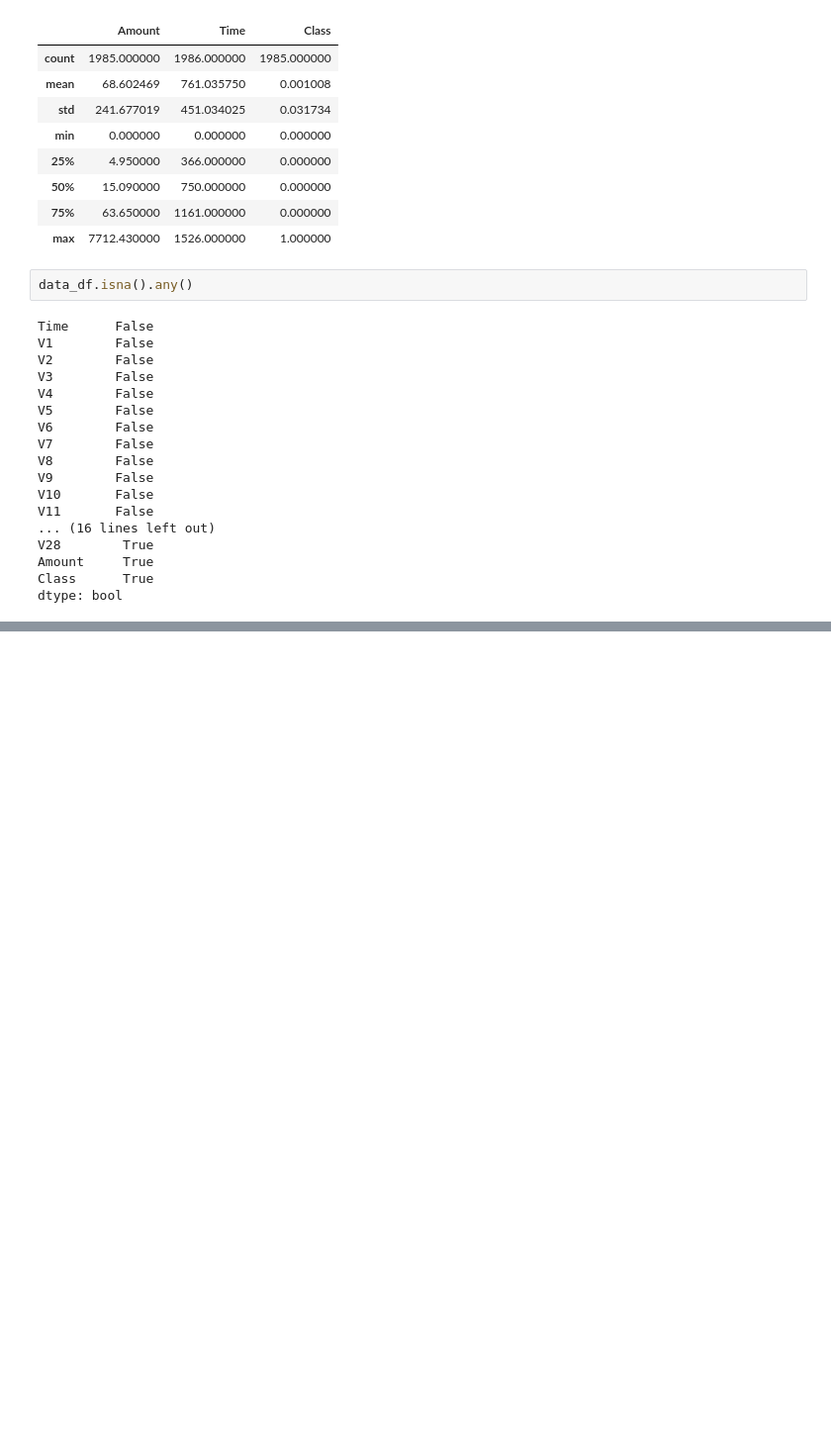
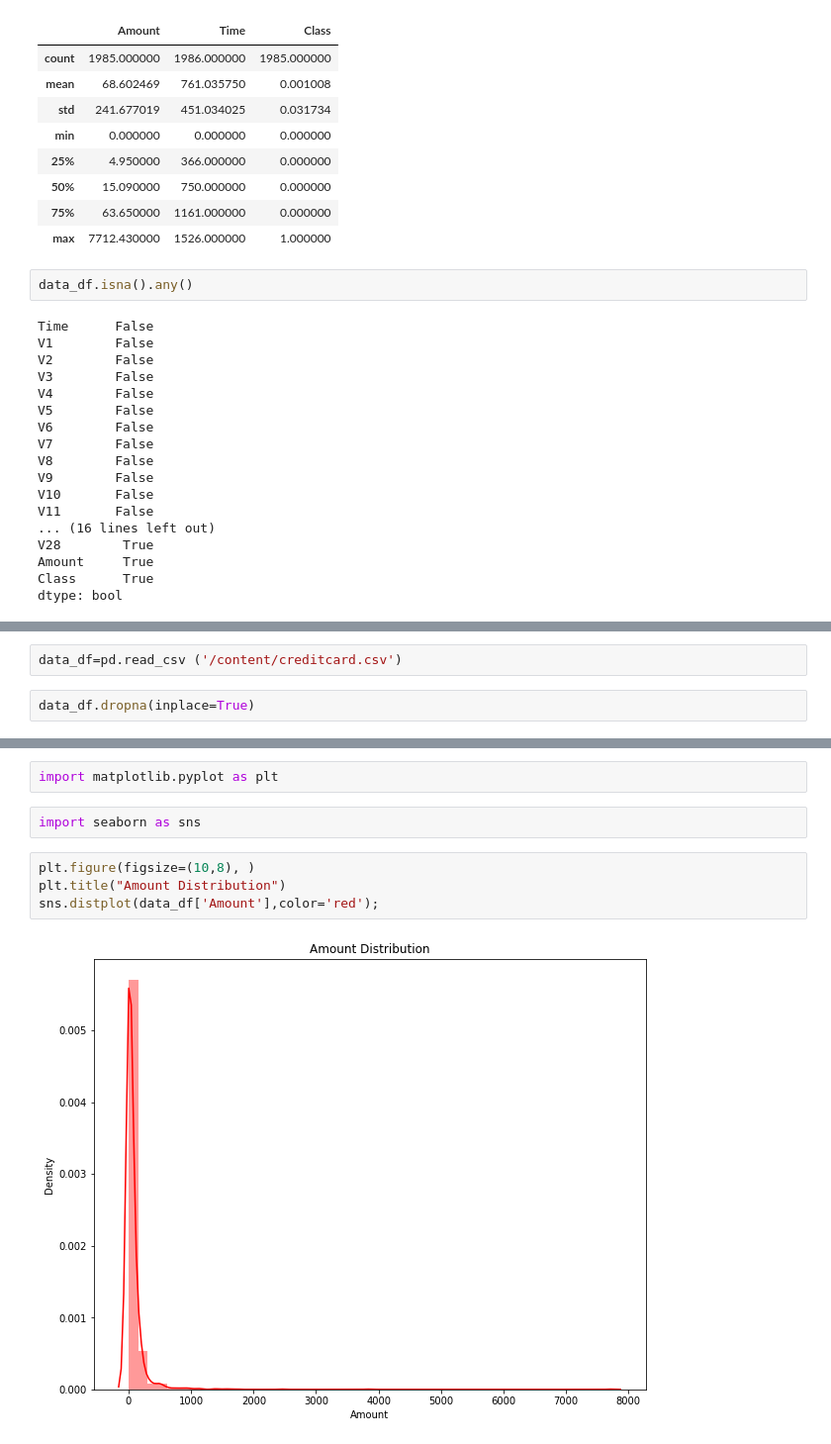
Before and after one commit to shreyapas/shreyapas, a Jupyter notebook: DSproject1.ipynb, the cells around one changed output, grey strips where cells are left out. Shown at 99% size. Drawn from its saved outputs; the diff is of its cells as text; blank space fills up the shorter version.

```diff
--- a/DSproject1.ipynb
+++ b/DSproject1.ipynb
@@ -78,0 +111,4 @@ dtype: bool
+# %%
+data_df=pd.read_csv ('/content/creditcard.csv')
+# %%
+data_df.dropna(inplace=True)
@@ -78,0 +178,10 @@ dtype: bool
+# %%
+import matplotlib.pyplot as plt
+# %%
+import seaborn as sns
+# %%
+plt.figure(figsize=(10,8), )
+plt.title("Amount Distribution")
+sns.distplot(data_df['Amount'],color='red');
+# %% [output]
+[figure, added]
```
Also changed, not shown: parts of 21 cells of this notebook.
